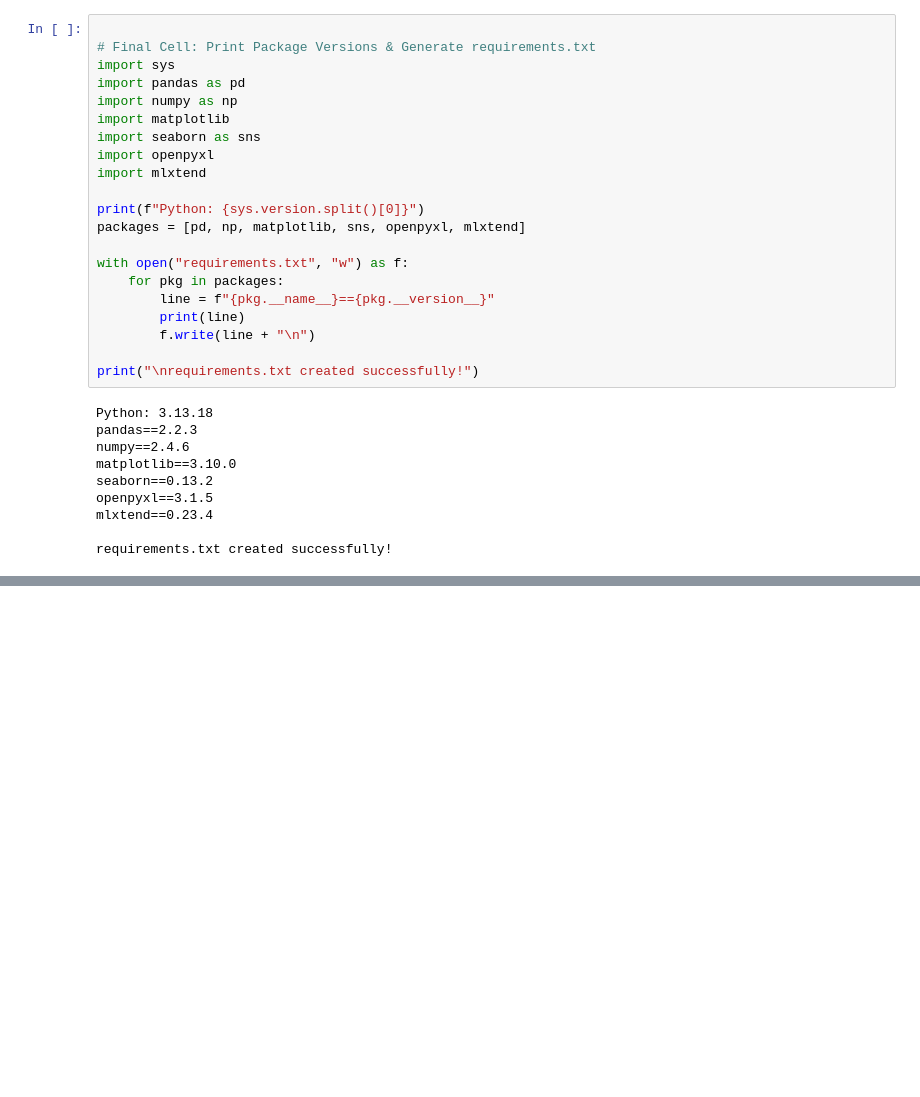
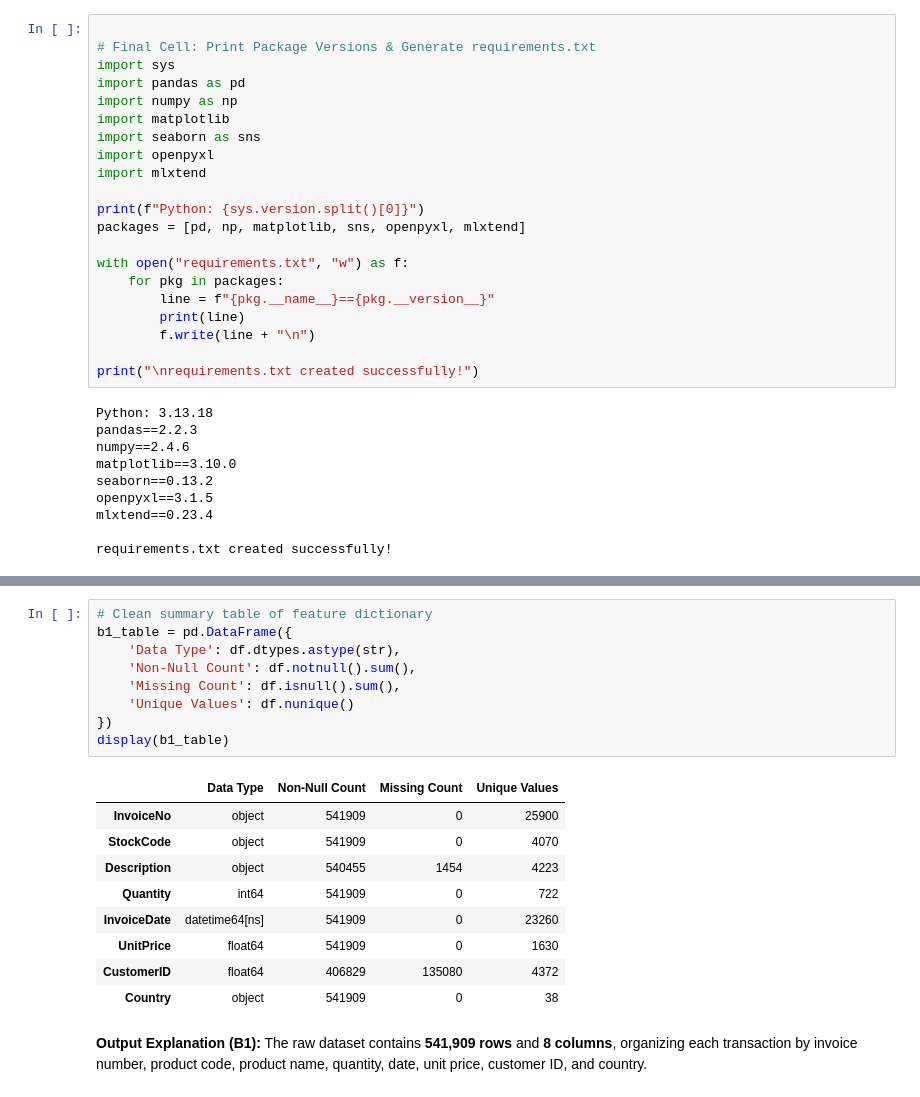
Before and after one commit to zaldybiliran/New_ML_Activities-FACILIX-, a Jupyter notebook: Facilix_ML_Project.ipynb, the cells around one changed output, grey strips where cells are left out. Drawn from its saved outputs; the diff is of its cells as text; blank space fills up the shorter version.

```diff
--- a/Facilix_ML_Project.ipynb
+++ b/Facilix_ML_Project.ipynb
@@ -148,0 +190,21 @@ requirements.txt created successfully!
+# %%
+# Clean summary table of feature dictionary
+b1_table = pd.DataFrame({
+    'Data Type': df.dtypes.astype(str),
+    'Non-Null Count': df.notnull().sum(),
+    'Missing Count': df.isnull().sum(),
+    'Unique Values': df.nunique()
+})
+display(b1_table)
+# %% [output]
+|  | Data Type | Non-Null Count | Missing Count | Unique Values |
+| InvoiceNo | object | 541909 | 0 | 25900 |
+| StockCode | object | 541909 | 0 | 4070 |
+| Description | object | 540455 | 1454 | 4223 |
+| Quantity | int64 | 541909 | 0 | 722 |
+| InvoiceDate | datetime64[ns] | 541909 | 0 | 23260 |
+| UnitPrice | float64 | 541909 | 0 | 1630 |
+| CustomerID | float64 | 406829 | 135080 | 4372 |
+| Country | object | 541909 | 0 | 38 |
+# %% [markdown]
+**Output Explanation (B1):** The raw dataset contains **541,909 rows** and **8 columns**, organizing each transaction by invoice number, product code, product name, quantity, date, unit price, customer ID, and country.
```
Also changed, not shown: parts of 57 cells of this notebook, 5 other files.
